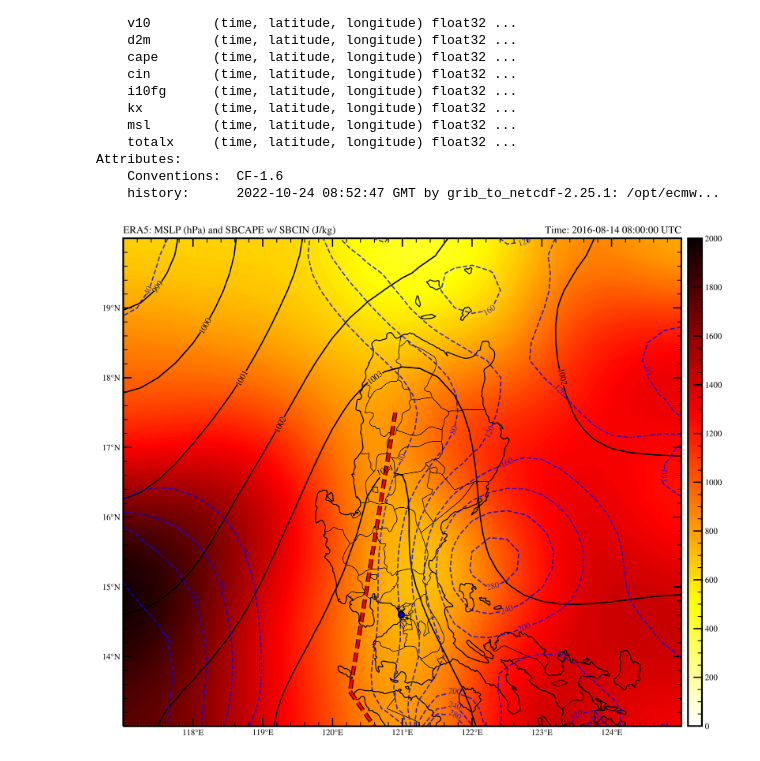
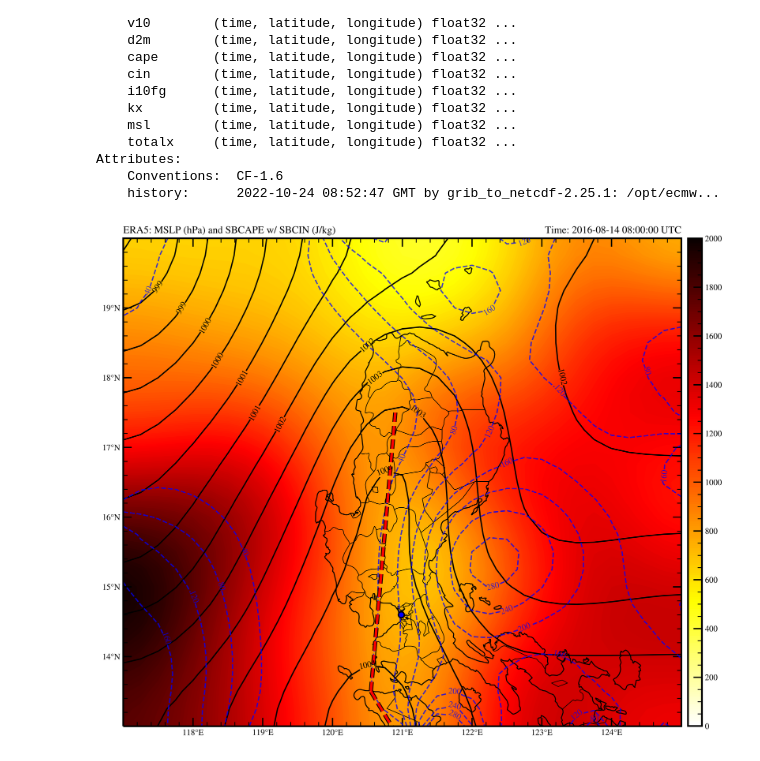
Before and after one commit to AstroCGHA/ERA5-Reanalysis, a Jupyter notebook: MSLP, CAPE, CIN.ipynb, the cells around one changed output. Saved outputs shown, nothing was run; the diff lists cells and outputs as text; code cells hidden in the pictures.

Commit message:
Python 3.9
[Mesoscale] Data Visualization of MSLP, Convective Available Potential Energy (CAPE), and Convective Inhibition (CIN).

```diff
--- a/MSLP, CAPE, CIN.ipynb
+++ b/MSLP, CAPE, CIN.ipynb
@@ -91,7 +91,7 @@ cs = ax.contour(lons, lats, cin, cin_lim,
 ax.clabel(cs, fmt='%d')
 
 # Add MSLP countour lines
-MSLP_range = np.arange(998, 1005, 1)
+MSLP_range = np.arange(998, 1005, 0.5)
 prs = ax.contour(lons, lats, mslph, MSLP_range, colors='k',
                  transform=datacrs, zorder=1)
 ax.clabel(prs, fmt='%d')
@@ -100,13 +100,13 @@ ax.clabel(prs, fmt='%d')
 outline=pe.withStroke(linewidth=5, foreground='k')
 
 point1 = dict(lon=120.90, lat=17.50)
-point2 = dict(lon=120.25, lat=13.50)
+point2 = dict(lon=120.55, lat=13.50)
 lon_p = [point1['lon'], point2['lon']]
 lat_p = [point1['lat'], point2['lat']]
 ax.plot(lon_p, lat_p, color='red', lw=3, ls='--',
         path_effects=[outline, pe.Normal()], transform=ccrs.Geodetic())
 
-point3 = dict(lon=120.25, lat=13.50)
+point3 = dict(lon=120.55, lat=13.50)
 point4 = dict(lon=122.40, lat=10.40)
 lon_p1 = [point3['lon'], point4['lon']]
 lat_p1 = [point3['lat'], point4['lat']]
@@ -118,31 +118,31 @@ plt.title('ERA5: MSLP (hPa) and SBCAPE w/ SBCIN (J/kg)', loc='left')
 plt.title('Time: {} UTC'.format(vtime), loc='right')
 
 # Add marker of Manila, NCR via its lats and lons
 manila_lon, manila_lat = 120.9842, 14.5995
 ax.plot(manila_lon, manila_lat, color='blue', markersize=7,
         markeredgewidth=1.5, markeredgecolor='k', marker='o', transform=datacrs)
 
 # Set X and Y-ticks for Latitude and Longitude Coordinates
 ax.set_yticks(lats, 5, crs=ccrs.PlateCarree())
 ax.set_xticks(lons, 5, crs=ccrs.PlateCarree())
 lat_formatter = cticker.LatitudeFormatter()
 long_formatter = cticker.LongitudeFormatter()
 ax.yaxis.set_major_formatter(lat_formatter)
 ax.xaxis.set_major_formatter(long_formatter)
 ax.set_xticks(ax.get_xticks()[1:8]) #Hide end points of longitude tickmarks
 ax.set_yticks(ax.get_yticks()[1:7]) #Hide end points of latitude tickmarks
 ax.minorticks_on()
 ax.tick_params(which='major', length=10, width=1.5, top=True, right=True, direction='in')
 ax.tick_params(which='minor', length=5, width=1, top=True, right=True, direction='in')
 
 # Adjust image and show
 plt.subplots_adjust(bottom=0, top=1)
 plt.rcParams['axes.linewidth'] = 2
 plt.rcParams['figure.dpi'] = 500
 plt.rcParams['figure.facecolor'] = 'white'
 plt.rcParams['mathtext.fontset'] = 'cm'
 plt.rcParams['font.family'] = 'STIXGeneral'
 plt.savefig('MSLP, CAPE, CIN.jpg', bbox_inches="tight")
 plt.show()
 # %% [output]
-[figure, old version]
+[figure, new version]
```
